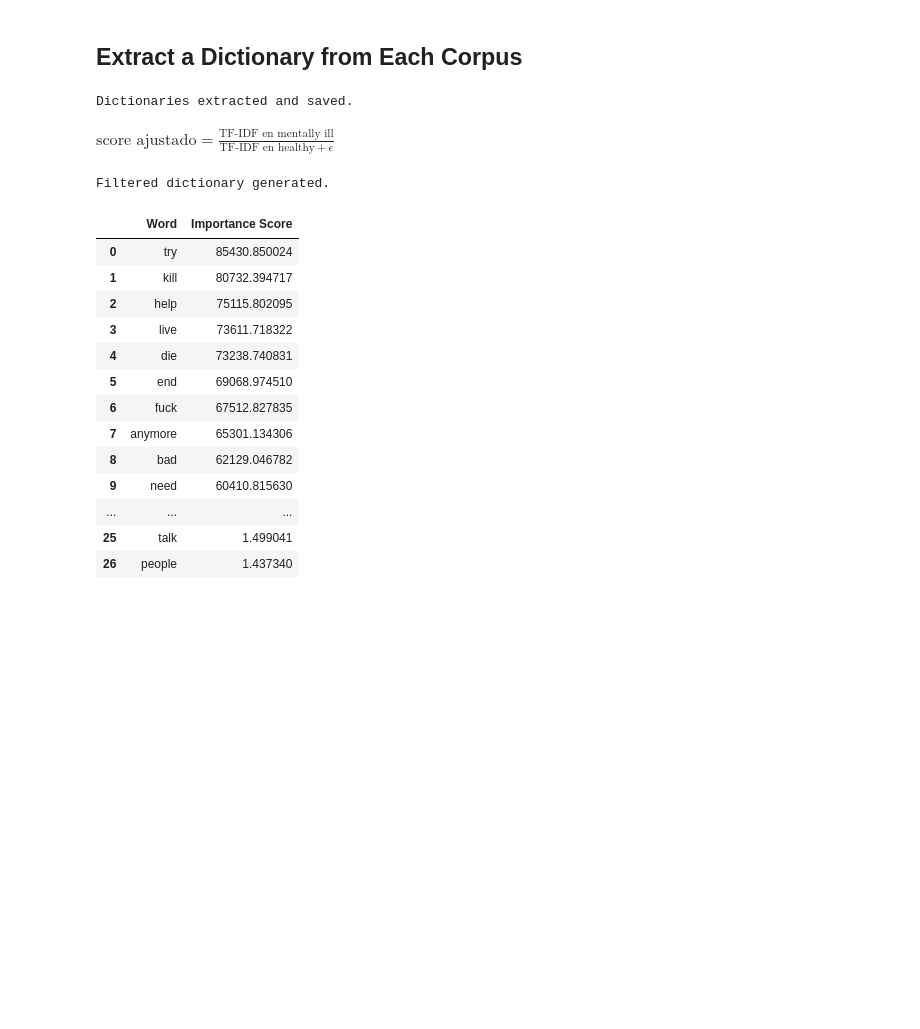
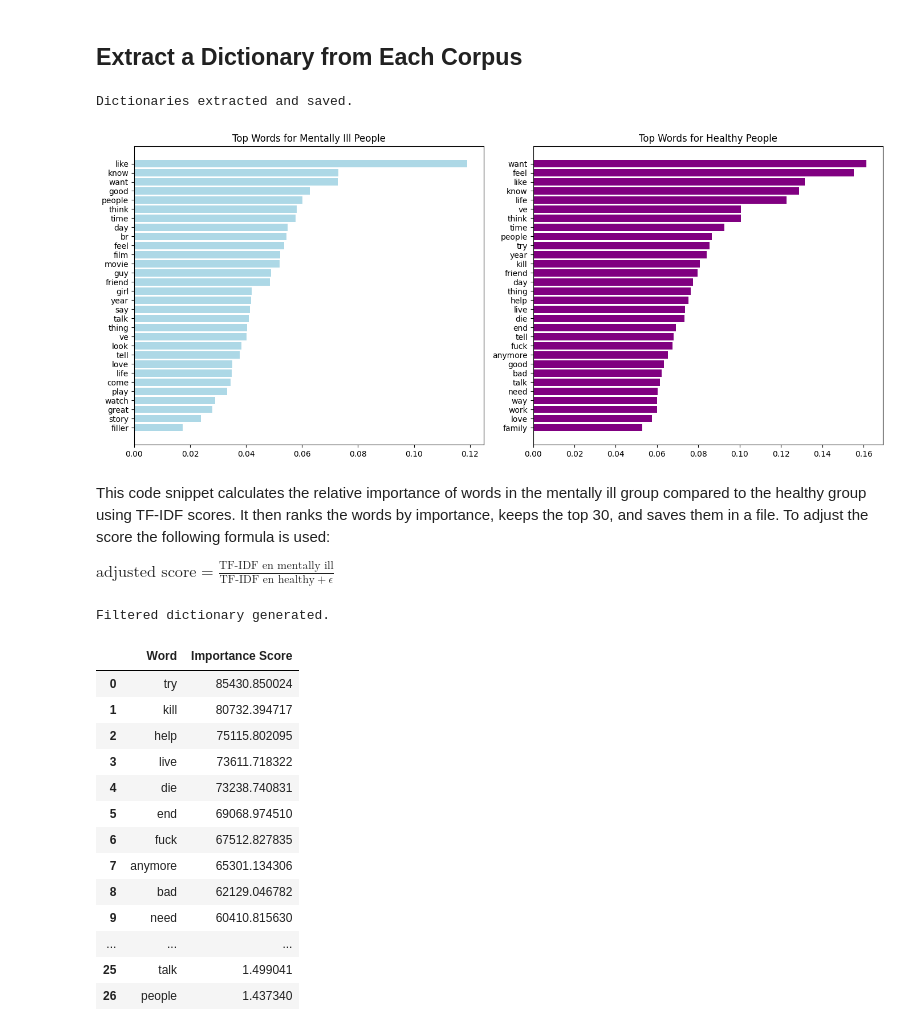
Before and after one commit to MatiasBorrellH/NLP_HW2, a Jupyter notebook: 3. Implementation.ipynb, the cells around one changed output. Drawn from its saved outputs; the diff is of its cells as text; code cells hidden in the pictures; blank space fills up the shorter version.

```diff
--- a/3. Implementation.ipynb
+++ b/3. Implementation.ipynb
@@ -93,8 +94,28 @@ with open("data/dictionaries/dictionary_mentally_ill.txt", "w") as f:
 print("Dictionaries extracted and saved.")
 # %% [output]
 Dictionaries extracted and saved.
-# %% [markdown]
-$\text{score ajustado} = \frac{\text{TF-IDF en mentally ill}}{\text{TF-IDF en healthy} + \epsilon}$
+# %%
+# Plot bar chart for each dictionary
+fig, ax = plt.subplots(1, 2, figsize=(14, 6))
+
+# Mentally Ill People Dictionary
+ax[0].barh(df_tfidf_0["word"], df_tfidf_0["score"], color="lightblue")
+ax[0].set_title("Top Words for Mentally Ill People")
+ax[0].invert_yaxis()
+
+# Healthy People Dictionary
+ax[1].barh(df_tfidf_1["word"], df_tfidf_1["score"], color="purple")
+ax[1].set_title("Top Words for Healthy People")
+ax[1].invert_yaxis()
+
+plt.tight_layout()
+plt.show()
+# %% [output]
+[figure, added]
+# %% [markdown]
+This code snippet calculates the relative importance of words in the mentally ill group compared to the healthy group using TF-IDF scores. It then ranks the words by importance, keeps the top 30, and saves them in a file. To adjust the score the following formula is used:
+
+$\text{adjusted score} = \frac{\text{TF-IDF en mentally ill}}{\text{TF-IDF en healthy} + \epsilon}$
 # %%
 # Calculate frequency of words in both classes
 word_weights = {}
```
Also changed, not shown: parts of 8 cells of this notebook, 4 other files.
